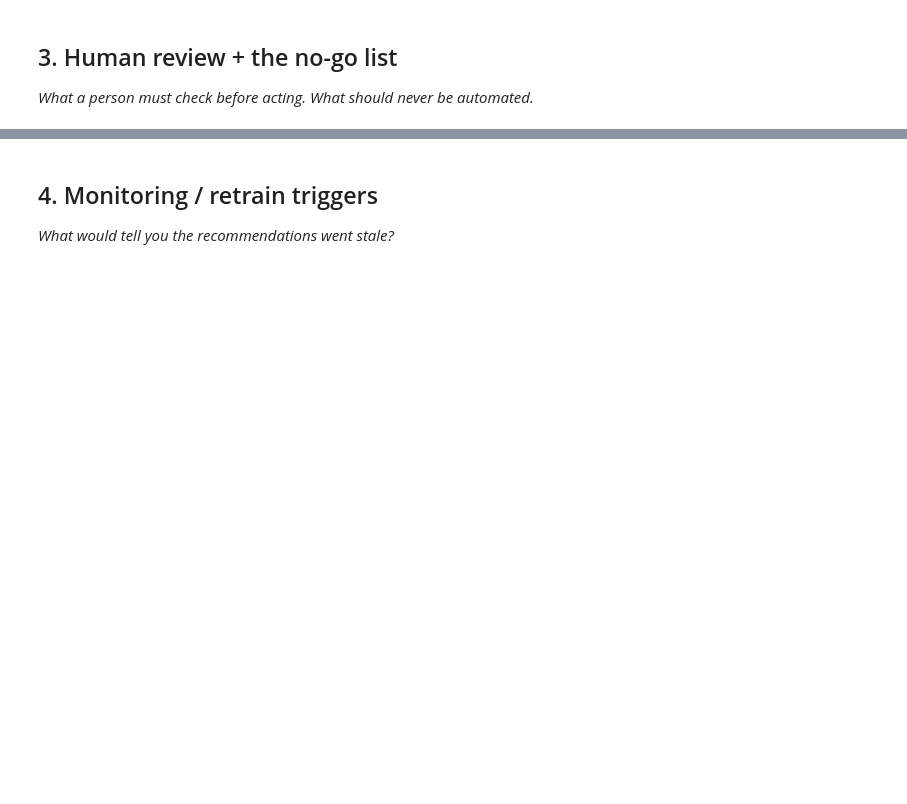
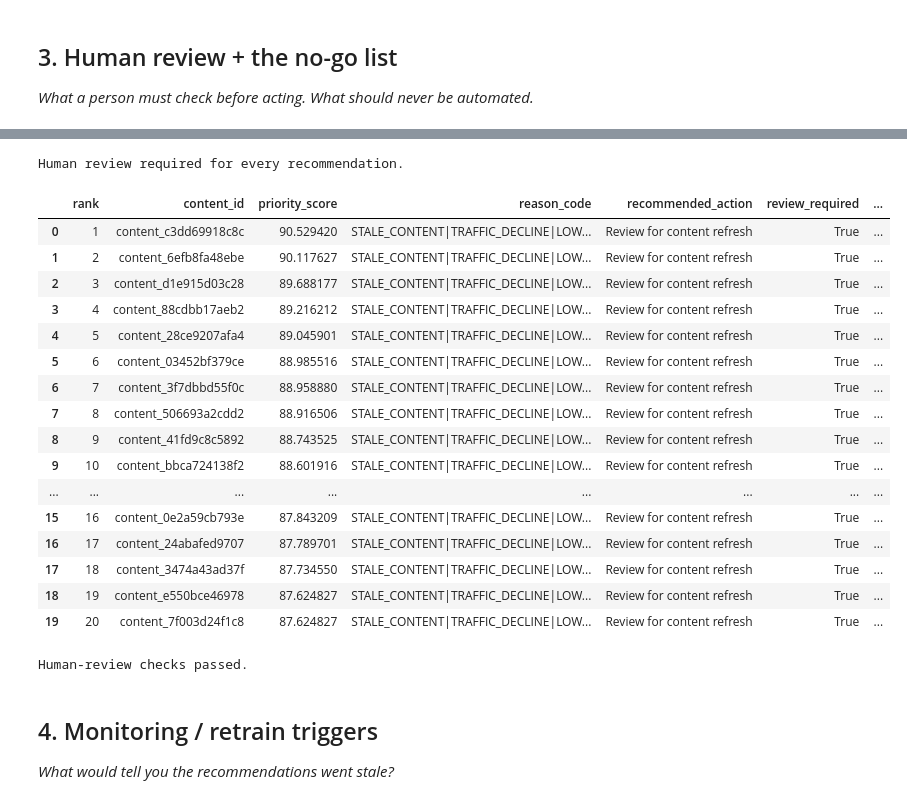
Before and after one commit to riteshy1526/flyrank-internship-ml, a Jupyter notebook: work/notebooks/w07_action_playbook.ipynb, the cells around one changed output, grey strips where cells are left out. Saved outputs shown, nothing was run; the diff lists cells and outputs as text; code cells hidden in the pictures; blank space fills up the shorter version.

```diff
--- a/work/notebooks/w07_action_playbook.ipynb
+++ b/work/notebooks/w07_action_playbook.ipynb
@@ -30,3 +302,60 @@ This skeleton is yours to fill. Work the sections **in order** — each one has
+# %%
+# Section 3: Add human-review requirements to the queue
+
+ranked_queue["review_required"] = True
+
+ranked_queue["automation_status"] = "HUMAN_REVIEW_REQUIRED"
+
+ranked_queue["no_go_without_review"] = True
+
+# Practical reviewer checklist
+ranked_queue["review_checks"] = (
+    "Check search intent; check current content; "
+    "check freshness; verify important claims"
+)
+
+print("Human review required for every recommendation.")
+
+display(
+    ranked_queue[
+        [
+            "rank",
+            "content_id",
+            "priority_score",
+            "reason_code",
+            "recommended_action",
+            "review_required",
+            "automation_status",
+            "no_go_without_review"
+        ]
+    ].head(20)
+)
+
+# Verify review controls
+assert ranked_queue["review_required"].all()
+assert ranked_queue["no_go_without_review"].all()
+
+print("\nHuman-review checks passed.")
+# %% [output]
+Human review required for every recommendation.
+|  | rank | content_id | priority_score | reason_code | recommended_action | review_required | ... |
+| 0 | 1 | content_c3dd69918c8c | 90.529420 | STALE_CONTENT|TRAFFIC_DECLINE|LOW... | Review for content refresh | True | ... |
+| 1 | 2 | content_6efb8fa48ebe | 90.117627 | STALE_CONTENT|TRAFFIC_DECLINE|LOW... | Review for content refresh | True | ... |
+| 2 | 3 | content_d1e915d03c28 | 89.688177 | STALE_CONTENT|TRAFFIC_DECLINE|LOW... | Review for content refresh | True | ... |
+| 3 | 4 | content_88cdbb17aeb2 | 89.216212 | STALE_CONTENT|TRAFFIC_DECLINE|LOW... | Review for content refresh | True | ... |
+| 4 | 5 | content_28ce9207afa4 | 89.045901 | STALE_CONTENT|TRAFFIC_DECLINE|LOW... | Review for content refresh | True | ... |
+| 5 | 6 | content_03452bf379ce | 88.985516 | STALE_CONTENT|TRAFFIC_DECLINE|LOW... | Review for content refresh | True | ... |
+| 6 | 7 | content_3f7dbbd55f0c | 88.958880 | STALE_CONTENT|TRAFFIC_DECLINE|LOW... | Review for content refresh | True | ... |
+| 7 | 8 | content_506693a2cdd2 | 88.916506 | STALE_CONTENT|TRAFFIC_DECLINE|LOW... | Review for content refresh | True | ... |
+| 8 | 9 | content_41fd9c8c5892 | 88.743525 | STALE_CONTENT|TRAFFIC_DECLINE|LOW... | Review for content refresh | True | ... |
+| 9 | 10 | content_bbca724138f2 | 88.601916 | STALE_CONTENT|TRAFFIC_DECLINE|LOW... | Review for content refresh | True | ... |
+| ... | ... | ... | ... | ... | ... | ... | ... |
+| 15 | 16 | content_0e2a59cb793e | 87.843209 | STALE_CONTENT|TRAFFIC_DECLINE|LOW... | Review for content refresh | True | ... |
+| 16 | 17 | content_24abafed9707 | 87.789701 | STALE_CONTENT|TRAFFIC_DECLINE|LOW... | Review for content refresh | True | ... |
+| 17 | 18 | content_3474a43ad37f | 87.734550 | STALE_CONTENT|TRAFFIC_DECLINE|LOW... | Review for content refresh | True | ... |
+| 18 | 19 | content_e550bce46978 | 87.624827 | STALE_CONTENT|TRAFFIC_DECLINE|LOW... | Review for content refresh | True | ... |
+| 19 | 20 | content_7f003d24f1c8 | 87.624827 | STALE_CONTENT|TRAFFIC_DECLINE|LOW... | Review for content refresh | True | ... |
+Human-review checks passed.
 # %% [markdown]
 ## 4. Monitoring / retrain triggers
 
```
Also changed, not shown: parts of 19 cells of this notebook, 1 other file.
